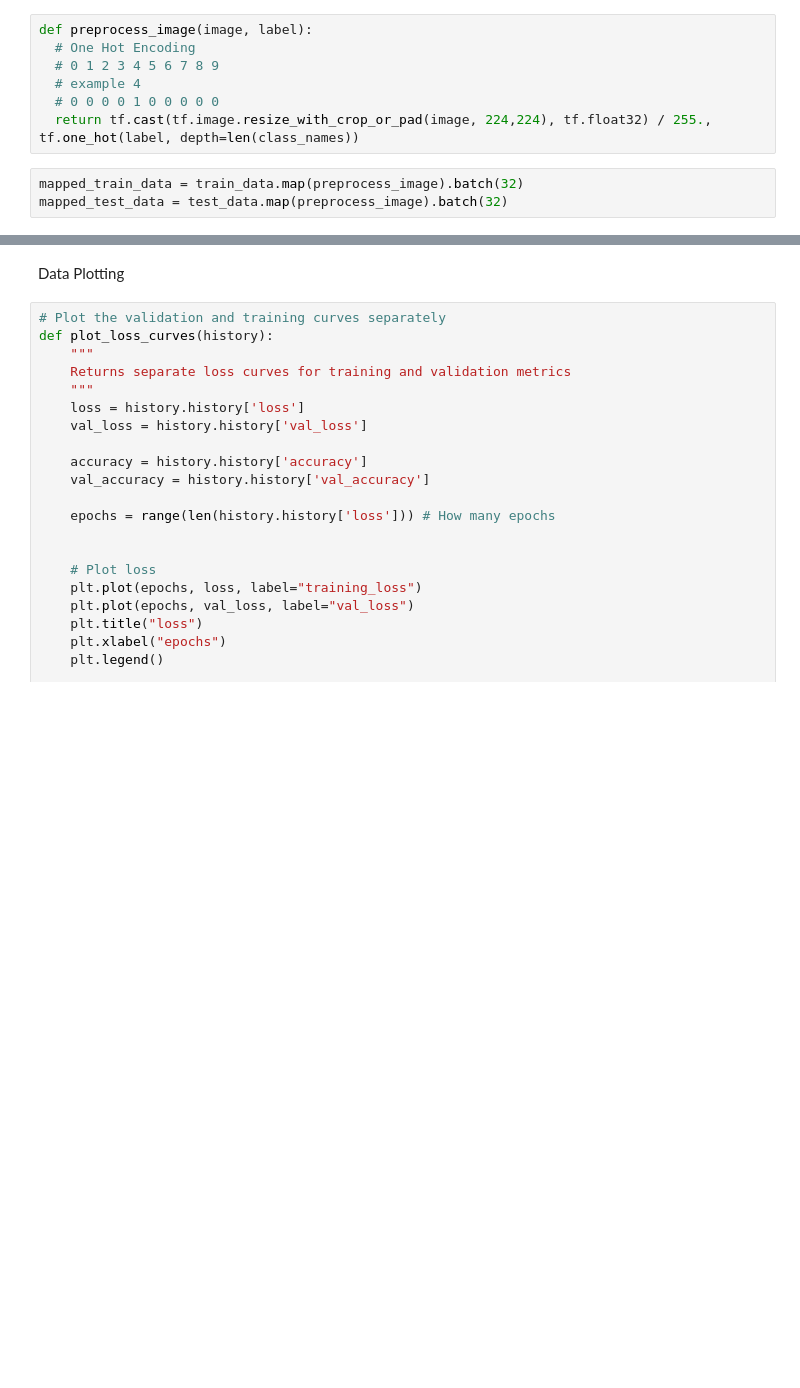
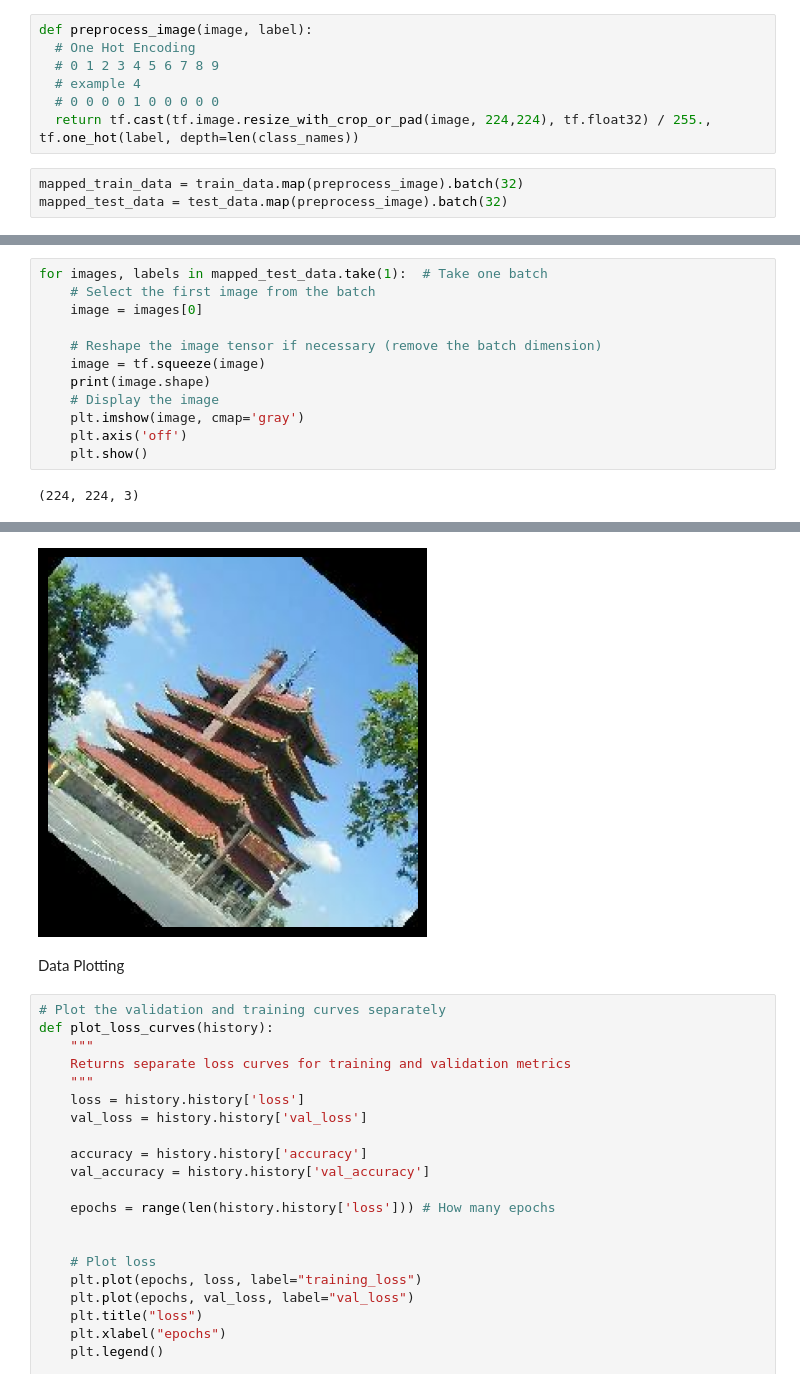
Before and after one commit to alfredwisana/deep-learning, a Jupyter notebook: Week 6/caltech.ipynb, the cells around one changed output, grey strips where cells are left out. Drawn from its saved outputs; the diff is of its cells as text; blank space fills up the shorter version.

```diff
--- a/Week 6/caltech.ipynb
+++ b/Week 6/caltech.ipynb
@@ -46,0 +65,14 @@ mapped_test_data = test_data.map(preprocess_image).batch(32)
+# %%
+for images, labels in mapped_test_data.take(1):  # Take one batch
+    # Select the first image from the batch
+    image = images[0]
+
+    # Reshape the image tensor if necessary (remove the batch dimension)
+    image = tf.squeeze(image)
+    print(image.shape)
+    # Display the image
+    plt.imshow(image, cmap='gray')
+    plt.axis('off')
+    plt.show()
+# %% [output]
+(224, 224, 3)
@@ -47,3 +80,4 @@ mapped_test_data = test_data.map(preprocess_image).batch(32)
+[figure, added]
 # %% [markdown]
 Data Plotting
 # %%
```
Also changed, not shown: parts of 13 cells of this notebook, 1 other file.
